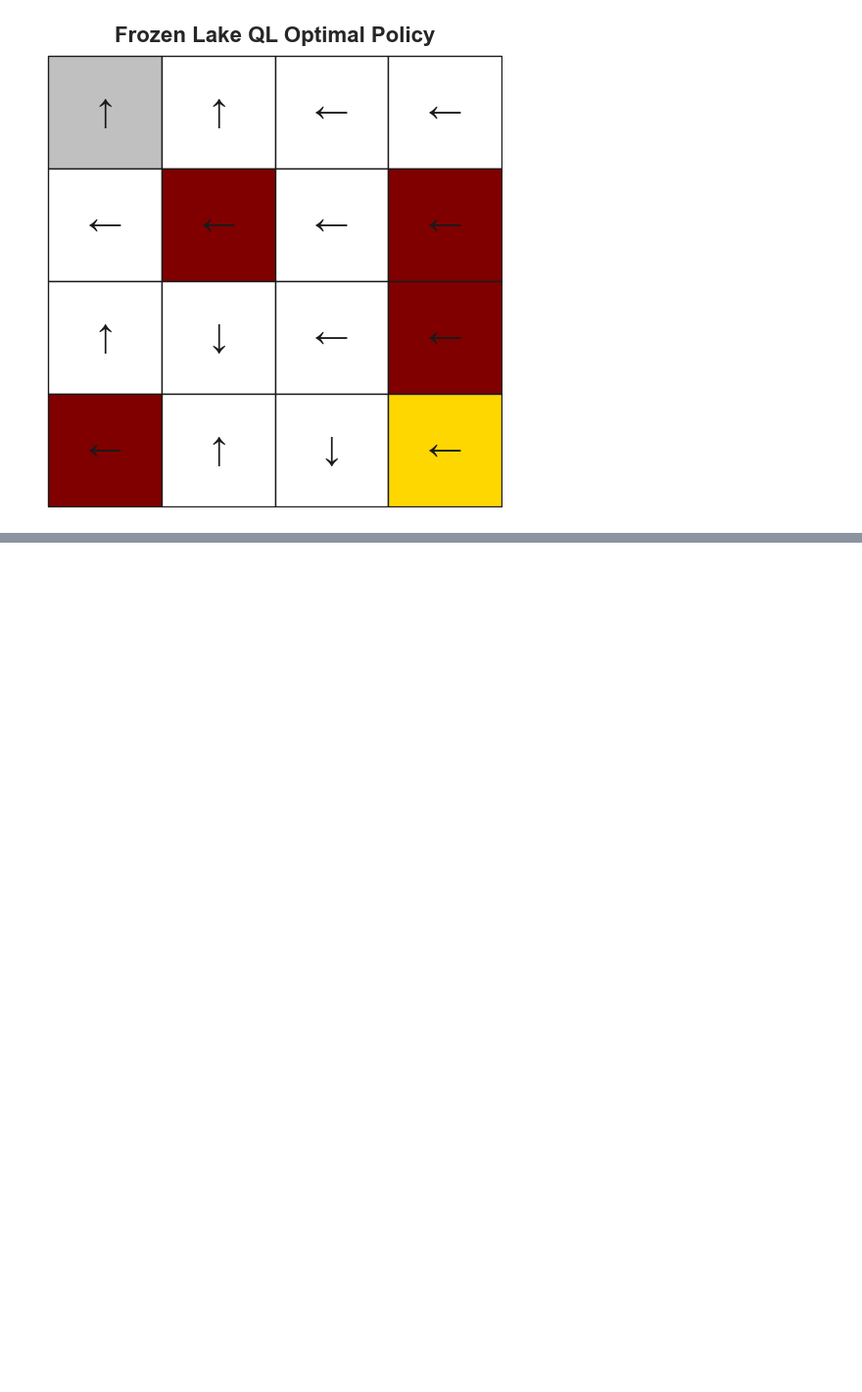
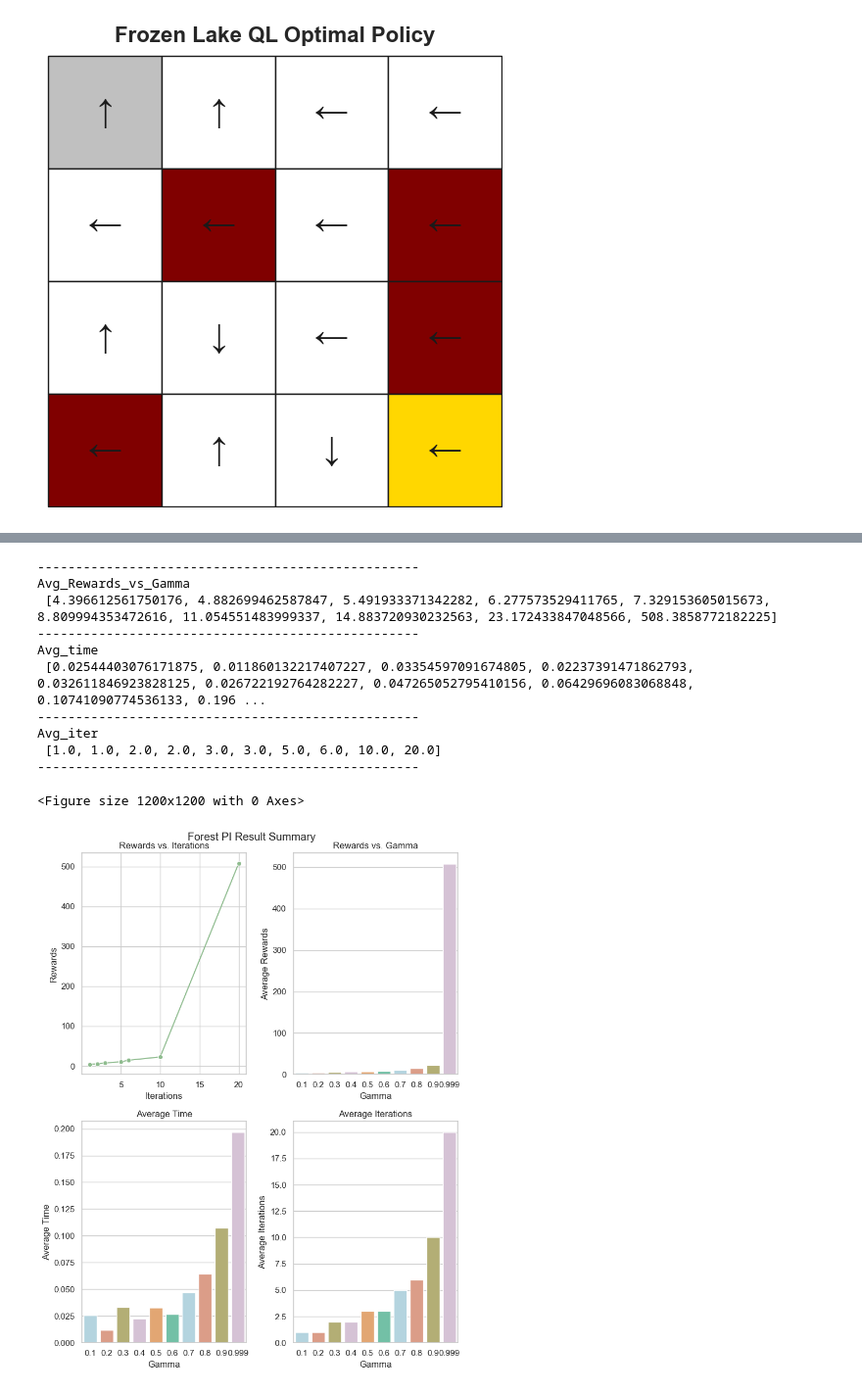
Before and after one commit to skirenekim/CS7641-Machine-Learning, a Jupyter notebook: HW4/main.ipynb, the cells around one changed output, grey strips where cells are left out. Shown at 98% size. Saved outputs shown, nothing was run; the diff lists cells and outputs as text; code cells hidden in the pictures; blank space fills up the shorter version.

```diff
--- a/HW4/main.ipynb
+++ b/HW4/main.ipynb
@@ -309,0 +366,3 @@ Best Result:
+# %%
+gammas   = [0.1, 0.2, 0.3, 0.4, 0.5, 0.6, 0.7, 0.8, 0.9, 0.999]
+policy_iter_2  = policyIteration_v2(T, R, gammas)
@@ -309,0 +383,17 @@ Best Result:
+# %%
+target_name = "Forest PI Result Summary"
+model = 'PI'
+result_plots_2(model, target_name, value_iter_2, gammas, policy_iter = policy_iter_2)
+# %% [output]
+--------------------------------------------------
+Avg_Rewards_vs_Gamma
+ [4.396612561750176, 4.882699462587847, 5.491933371342282, 6.277573529411765, 7.329153605015673, 8.809994353472616, 11.054551483999337, 14.883720930232563, 23.172433847048566, 508.3858772182225]
+--------------------------------------------------
+Avg_time
+ [0.02544403076171875, 0.011860132217407227, 0.03354597091674805, 0.02237391471862793, 0.032611846923828125, 0.026722192764282227, 0.047265052795410156, 0.06429696083068848, 0.10741090774536133, 0.196 ...
+--------------------------------------------------
+Avg_iter
+ [1.0, 1.0, 2.0, 2.0, 3.0, 3.0, 5.0, 6.0, 10.0, 20.0]
+--------------------------------------------------
+<Figure size 1200x1200 with 0 Axes>
+[figure, added]
```
Also changed, not shown: parts of 21 cells of this notebook, 1 other file.
